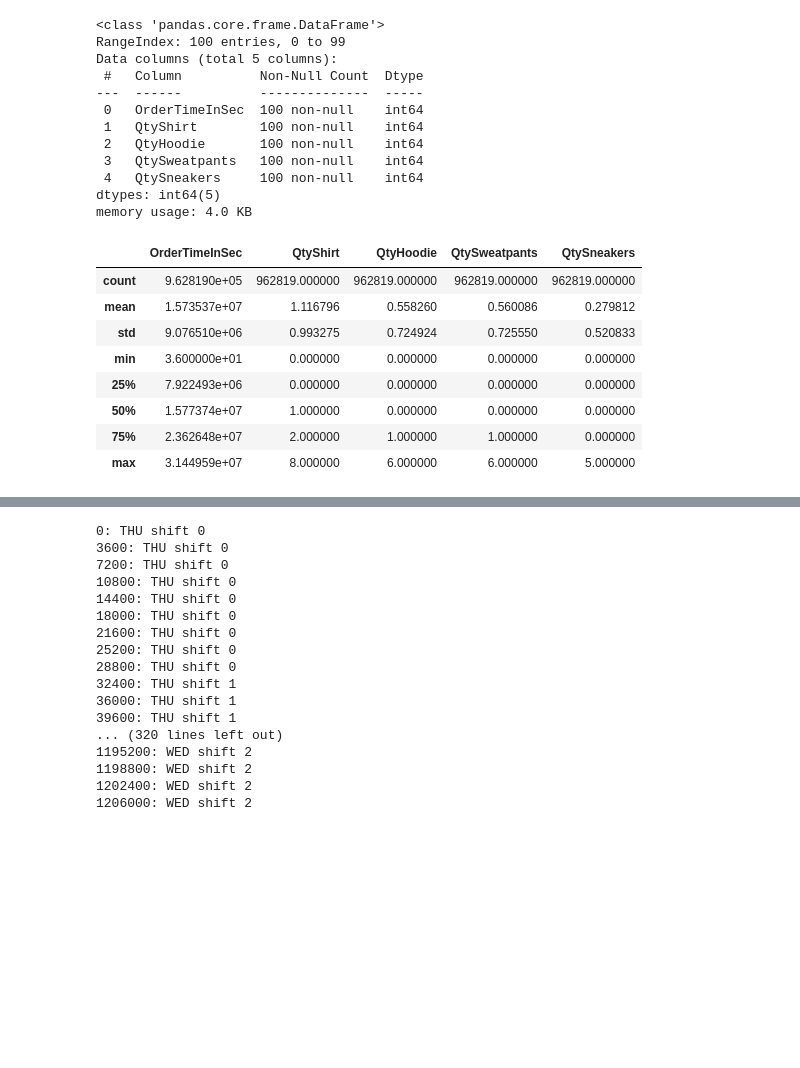
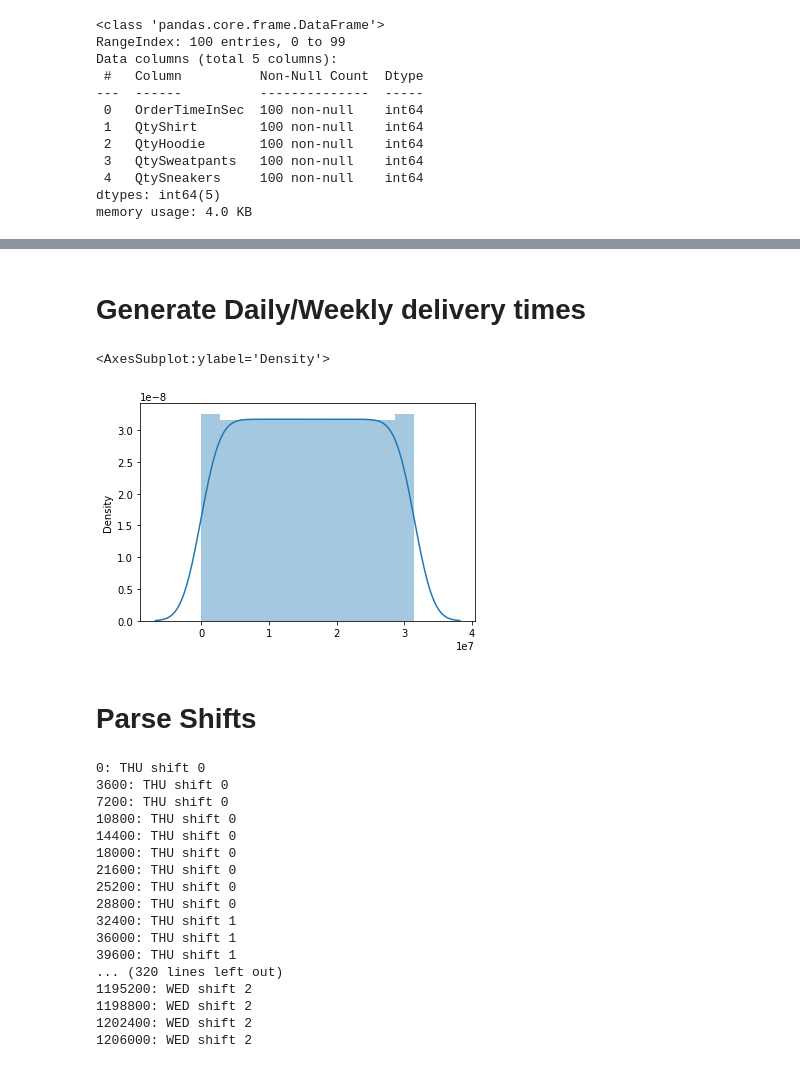
Before and after one commit to reed000/msba_schain_22, a Jupyter notebook: explore.ipynb, the cells around one changed output, grey strips where cells are left out. Saved outputs shown, nothing was run; the diff lists cells and outputs as text; code cells hidden in the pictures; blank space fills up the shorter version.

```diff
--- a/explore.ipynb
+++ b/explore.ipynb
@@ -75,22 +59,12 @@ Data columns (total 5 columns):
  4   QtySneakers     100 non-null    int64
 dtypes: int64(5)
 memory usage: 4.0 KB
-# %%
-df.describe()
-# %% [output]
-|  | OrderTimeInSec | QtyShirt | QtyHoodie | QtySweatpants | QtySneakers |
-| count | 9.628190e+05 | 962819.000000 | 962819.000000 | 962819.000000 | 962819.000000 |
-| mean | 1.573537e+07 | 1.116796 | 0.558260 | 0.560086 | 0.279812 |
-| std | 9.076510e+06 | 0.993275 | 0.724924 | 0.725550 | 0.520833 |
-| min | 3.600000e+01 | 0.000000 | 0.000000 | 0.000000 | 0.000000 |
-| 25% | 7.922493e+06 | 0.000000 | 0.000000 | 0.000000 | 0.000000 |
-| 50% | 1.577374e+07 | 1.000000 | 0.000000 | 0.000000 | 0.000000 |
-| 75% | 2.362648e+07 | 2.000000 | 1.000000 | 1.000000 | 0.000000 |
-| max | 3.144959e+07 | 8.000000 | 6.000000 | 6.000000 | 5.000000 |
 # %%
 _deepnote_run_altair(df, """{"$schema":"https://vega.github.io/schema/vega-lite/v4.json","mark":{"type":"line","tooltip":{"content":"data"}},"height":220,"autosize":{"type":"fit"},"data":{"name":"placeholder"},"encoding":{"x":{"field":"OrderTimeInSec","type":"quantitative","sort":null,"scale":{"type":"linear","zero":false}},"y":{"field":"QtyHoodie","type":"quantitative","sort":null,"scale":{"type":"linear","zero":false}},"color":{"field":"","type":"nominal","sort":null,"scale":{"type":"linear","zero":false}}}}""")
 # %% [output]
 [interactive output not drawn]
+# %% [markdown]
+# Generate Daily/Weekly delivery times
 # %%
 weekly_delivery_times = []
 daily_delivery_times = []
@@ -107,5 +81,15 @@ for i in range (31536000):
         daily_delivery_times.append(i)
     if (i - Mon_first) % week == 0:
         weekly_delivery_times.append(i)
+# %%
+for i in range(365):
+    midnights.append(i*86400)
+
+sns.distplot(midnights)
+# %% [output]
+<AxesSubplot:ylabel='Density'>
+[figure, added]
+# %% [markdown]
+# Parse Shifts
 # %%
 hour = 60 * 60
```
Also changed, not shown: parts of 8 cells of this notebook, 11 other files.
